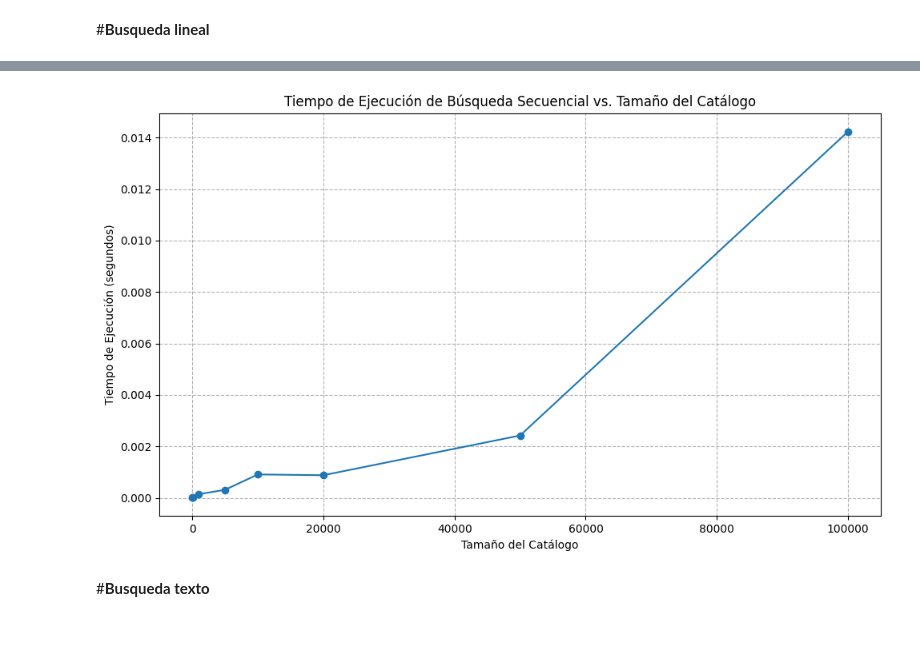
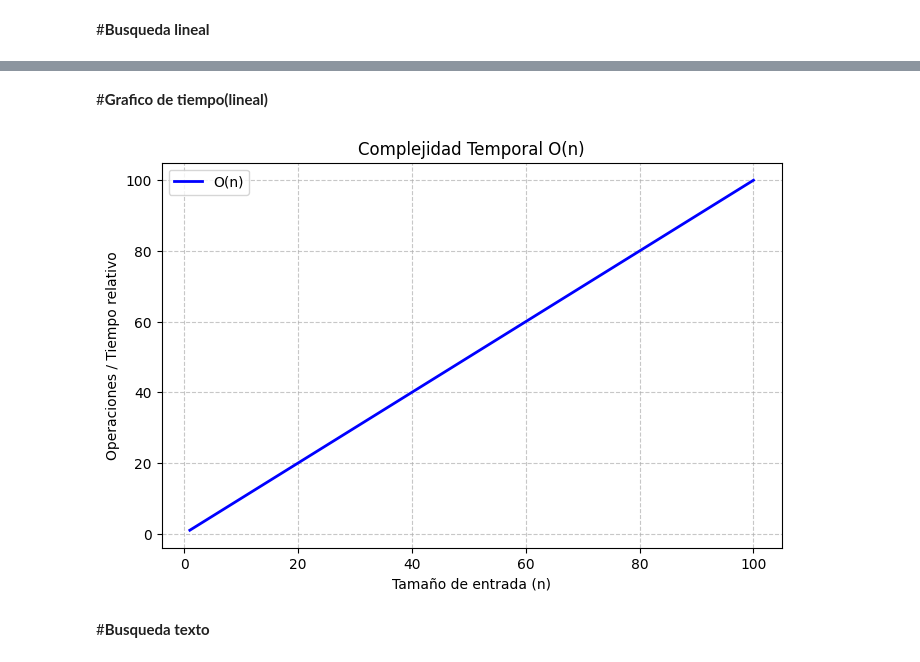
Before and after one commit to dragonhumeante07/pruebas-de-codigos, a Jupyter notebook: ejercicio_3_taller4.ipynb, the cells around one changed output, grey strips where cells are left out. Cells and saved outputs as stored; diff of their text form; code cells hidden in the pictures; blank space fills up the shorter version.

```diff
--- a/ejercicio_3_taller4.ipynb
+++ b/ejercicio_3_taller4.ipynb
@@ -186,58 +247,27 @@ No se encontró el producto.
-# %%
-import time
-import matplotlib.pyplot as plt
-import random
-import csv
-
-class Producto:
-    def __init__(self, codigo, nombre, descripcion, precio):
-        self.codigo = codigo
-        self.nombre = nombre
-        self.descripcion = descripcion
-        self.precio = precio
-
-    def __str__(self):
-        return f"Producto: {self.nombre} Código: {self.codigo} - Descripción: {self.descripcion}- precio: {self.precio}"
-
-def buscar_producto(lista, valor):
-    for producto in lista:
-        if producto.nombre.lower() == valor.lower():
-            return producto
-    return None
-
-def generate_products(size):
-    products = []
-    for i in range(size):
-        products.append(Producto(i, f"Product{i}", f"Desc{i}", random.randint(10, 1000)))
-    return products
-
-sizes = [10, 100, 1000, 5000, 10000, 20000, 50000, 100000]
-times = []
-
-for size in sizes:
-    catalogo_test = generate_products(size)
-
-    # Choose a value to search for. For worst-case, we can pick a non-existent value or the last element.
-    search_value = f"Product{random.randint(0, size - 1)}" # Search for an existing name
-    # search_value = "NonExistentProduct" # For worst case (not found)
-
-    start_time = time.time()
-    buscar_producto(catalogo_test, search_value)
-    end_time = time.time()
-    times.append(end_time - start_time)
-
-plt.figure(figsize=(10, 6))
-plt.plot(sizes, times, marker='o', linestyle='-')
-plt.xscale('linear')
-plt.yscale('linear')
-plt.title('Tiempo de Ejecución de Búsqueda Secuencial vs. Tamaño del Catálogo')
-plt.xlabel('Tamaño del Catálogo')
-plt.ylabel('Tiempo de Ejecución (segundos)')
-plt.grid(True, which="both", ls="--", c='0.7')
-plt.tight_layout()
-plt.show()
-# %% [output]
-[figure, removed]
+# %% [markdown]
+#**Grafico de tiempo(lineal)**
+# %%
+import matplotlib.pyplot as plt
+import numpy as np
+
+# Tamaños de entrada
+n = np.arange(1, 101)
+
+# Complejidad O(n)
+tiempo = n
+
+plt.figure(figsize=(8, 5))
+plt.plot(n, tiempo, label='O(n)', color='blue', linewidth=2)
+
+plt.title('Complejidad Temporal O(n)')
+plt.xlabel('Tamaño de entrada (n)')
+plt.ylabel('Operaciones / Tiempo relativo')
+plt.grid(True, linestyle='--', alpha=0.7)
+plt.legend()
+
+plt.show()
+# %% [output]
+[figure, added]
 # %% [markdown]
 #**Busqueda texto**
 # %%
```
Also changed, not shown: parts of 10 cells of this notebook.
